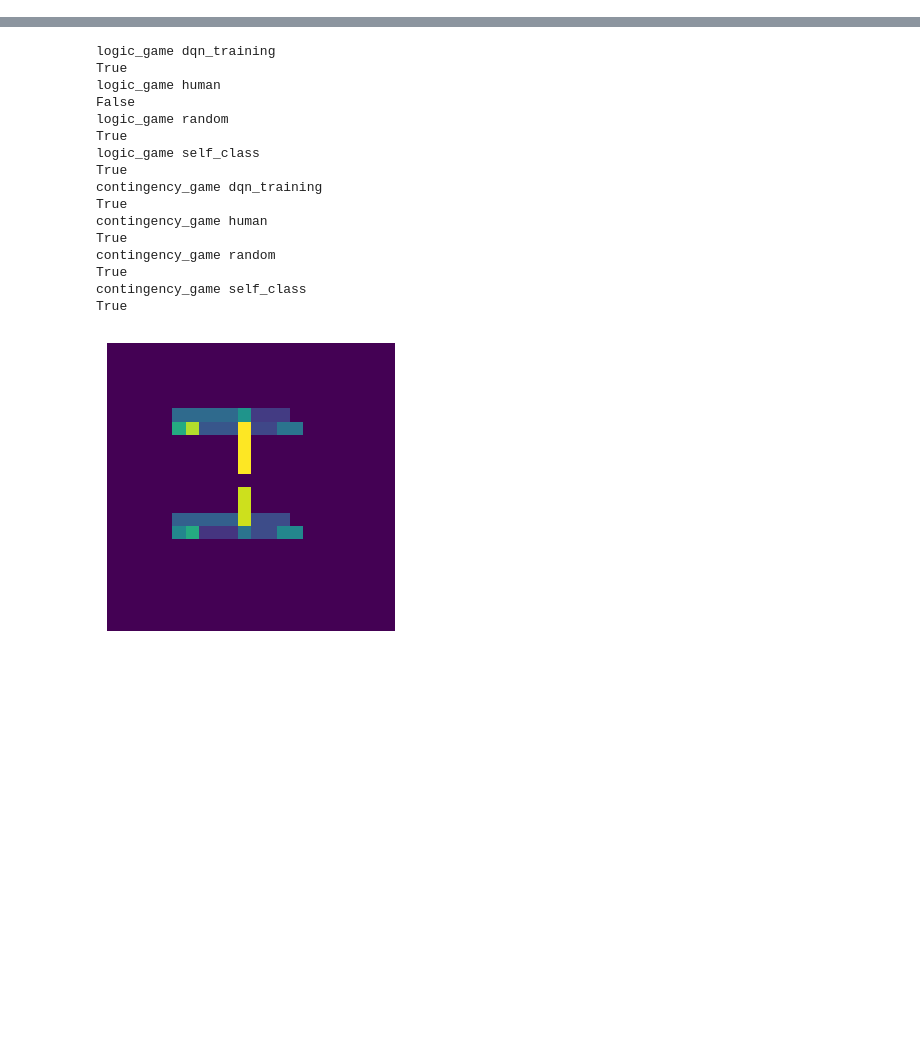
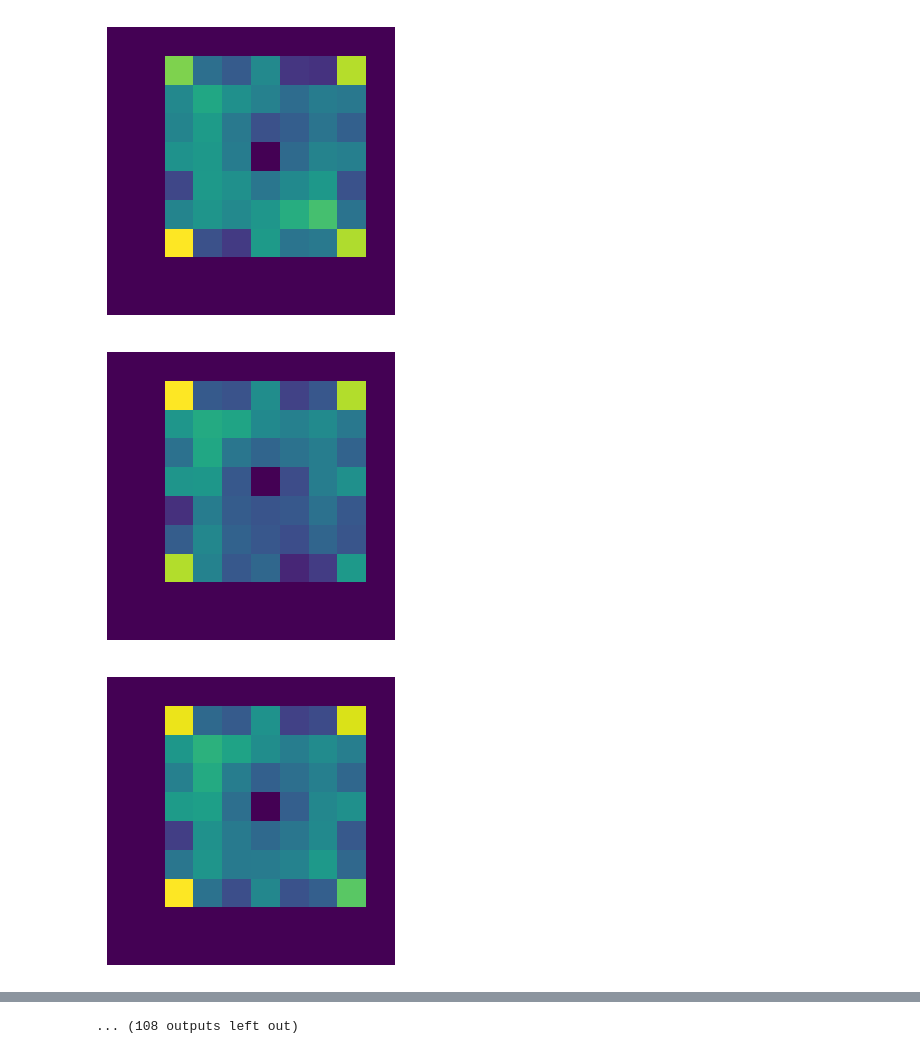
Before and after one commit to Ethical-Intelligence-Lab/probabilisticSelf, a Jupyter notebook: plotting/heatmap.ipynb, the cells around one changed output, grey strips where cells are left out. Drawn from its saved outputs; the diff is of its cells as text; code cells hidden in the pictures; blank space fills up the shorter version.

```diff
--- a/plotting/heatmap.ipynb
+++ b/plotting/heatmap.ipynb
@@ -58,9 +98,13 @@ make_heatmap("logic_game", "self_class")
 # %%
 # make heatmap for all game types and agent types
 game_types = ("logic_game", "contingency_game") #shuffle_keys
 agent_types = ("dqn_training", "human", "random", "self_class")
 
 for game in game_types:
     for agent in agent_types:
         make_heatmap(game, agent)
+        make_heatmap(game, agent, True) # make normalised heatmaps
 # %% [output]
+[figure, new version]
+[figure, added]
+[figure, added]
@@ -67,17 +120 @@ for game in game_types:
-logic_game dqn_training
-True
-logic_game human
-False
-logic_game random
-True
-logic_game self_class
-True
-contingency_game dqn_training
-True
-contingency_game human
-True
-contingency_game random
-True
-contingency_game self_class
-True
+... (108 outputs left out)
-[figure, old version]
```
Also changed, not shown: parts of 3 cells of this notebook, 1 other file.
